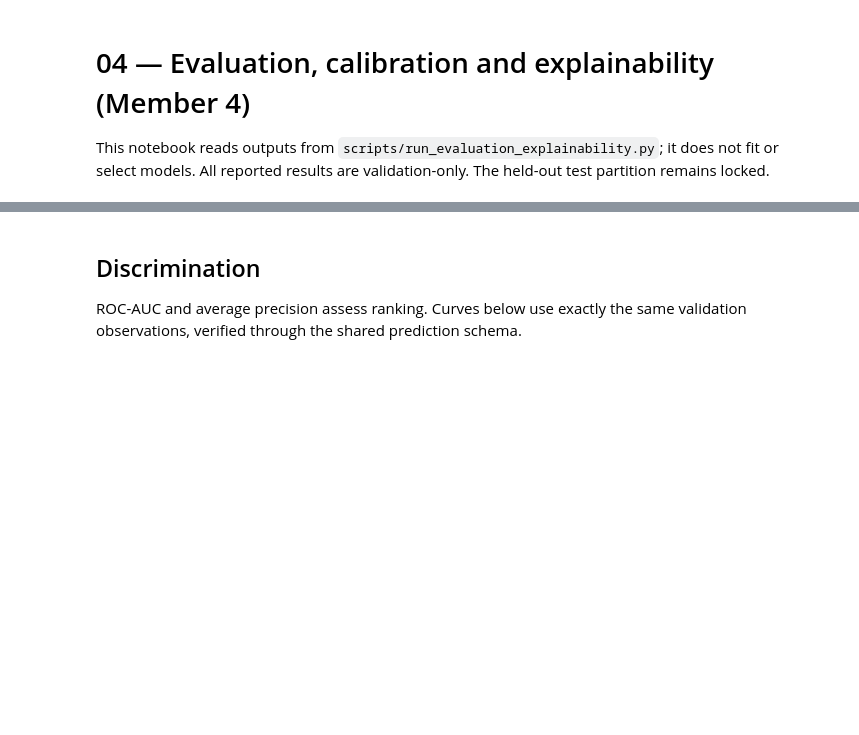
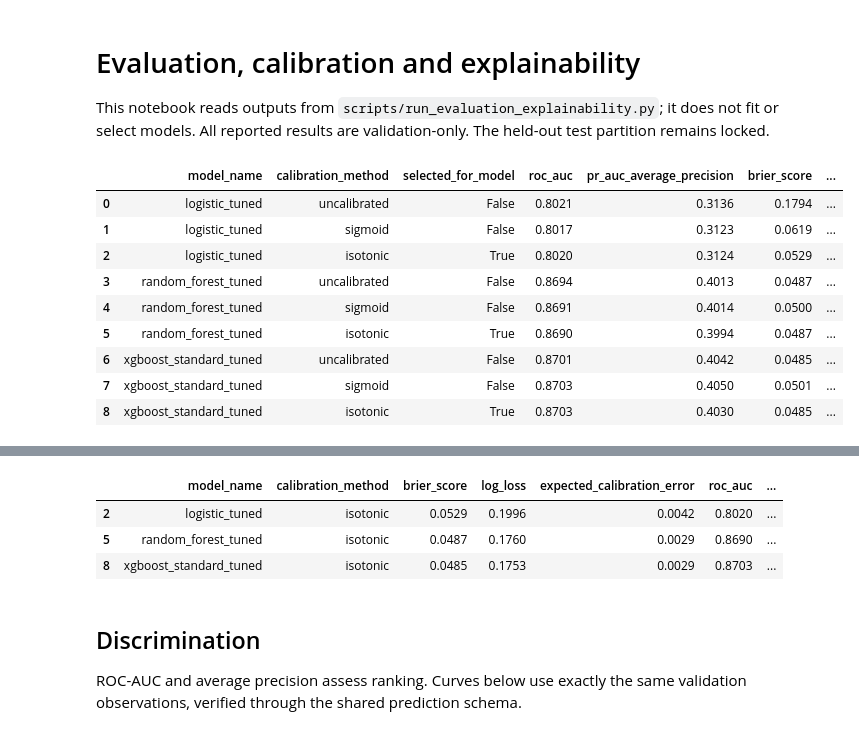
Before and after one commit to kimhoangthien/CO3135-261-ProgrammingAI-DS, a Jupyter notebook: notebooks/04_evaluation.ipynb, the cells around one changed output, grey strips where cells are left out. Drawn from its saved outputs; the diff is of its cells as text; code cells hidden in the pictures; blank space fills up the shorter version.

```diff
--- a/notebooks/04_evaluation.ipynb
+++ b/notebooks/04_evaluation.ipynb
@@ -1,32 +1,43 @@
 # %% [markdown]
-# 04 — Evaluation, calibration and explainability (Member 4)
+# Evaluation, calibration and explainability
 
 This notebook reads outputs from `scripts/run_evaluation_explainability.py`; it does not fit or select models. All reported results are validation-only. The held-out test partition remains locked.
 # %%
 from pathlib import Path
 import sys
 import matplotlib.pyplot as plt
 import numpy as np
 import pandas as pd
 from sklearn.metrics import ConfusionMatrixDisplay, PrecisionRecallDisplay, RocCurveDisplay
 
 ROOT = Path.cwd().resolve()
 if not (ROOT / 'src').is_dir():
     ROOT = ROOT.parent
 if str(ROOT) not in sys.path:
     sys.path.insert(0, str(ROOT))
-TABLES = ROOT / 'results' / 'tables' / 'member4'
-FIGURES = ROOT / 'results' / 'figures' / 'member4'
+TABLES = ROOT / 'results' / 'tables' / '04_evaluation'
+FIGURES = ROOT / 'results' / 'figures' / '04_evaluation'
 FIGURES.mkdir(parents=True, exist_ok=True)
 summary = pd.read_csv(TABLES / 'evaluation_summary.csv')
 selected = summary[summary['selected_for_model']].copy()
 selected['candidate_name'] = np.where(
     selected['calibration_method'].eq('uncalibrated'),
     selected['model_name'],
     selected['model_name'] + '__' + selected['calibration_method'],
 )
 display(summary.round(4))
 print('Selected by validation Brier score, then log loss:')
 display(selected[['model_name', 'calibration_method', 'brier_score', 'log_loss',
                   'expected_calibration_error', 'roc_auc',
                   'pr_auc_average_precision']].round(4))
+# %% [output]
+|  | model_name | calibration_method | selected_for_model | roc_auc | pr_auc_average_precision | brier_score | ... |
+| 0 | logistic_tuned | uncalibrated | False | 0.8021 | 0.3136 | 0.1794 | ... |
+| 1 | logistic_tuned | sigmoid | False | 0.8017 | 0.3123 | 0.0619 | ... |
+| 2 | logistic_tuned | isotonic | True | 0.8020 | 0.3124 | 0.0529 | ... |
+| 3 | random_forest_tuned | uncalibrated | False | 0.8694 | 0.4013 | 0.0487 | ... |
+| 4 | random_forest_tuned | sigmoid | False | 0.8691 | 0.4014 | 0.0500 | ... |
+| 5 | random_forest_tuned | isotonic | True | 0.8690 | 0.3994 | 0.0487 | ... |
+| 6 | xgboost_standard_tuned | uncalibrated | False | 0.8701 | 0.4042 | 0.0485 | ... |
+| 7 | xgboost_standard_tuned | sigmoid | False | 0.8703 | 0.4050 | 0.0501 | ... |
+| 8 | xgboost_standard_tuned | isotonic | True | 0.8703 | 0.4030 | 0.0485 | ... |
@@ -33,3 +45,7 @@ display(selected[['model_name', 'calibration_method', 'brier_score', 'log_loss',
+|  | model_name | calibration_method | brier_score | log_loss | expected_calibration_error | roc_auc | ... |
+| 2 | logistic_tuned | isotonic | 0.0529 | 0.1996 | 0.0042 | 0.8020 | ... |
+| 5 | random_forest_tuned | isotonic | 0.0487 | 0.1760 | 0.0029 | 0.8690 | ... |
+| 8 | xgboost_standard_tuned | isotonic | 0.0485 | 0.1753 | 0.0029 | 0.8703 | ... |
 # %% [markdown]
 ## Discrimination
 ROC-AUC and average precision assess ranking. Curves below use exactly the same validation observations, verified through the shared prediction schema.
```
Also changed, not shown: parts of 7 cells of this notebook, 20 other files.
